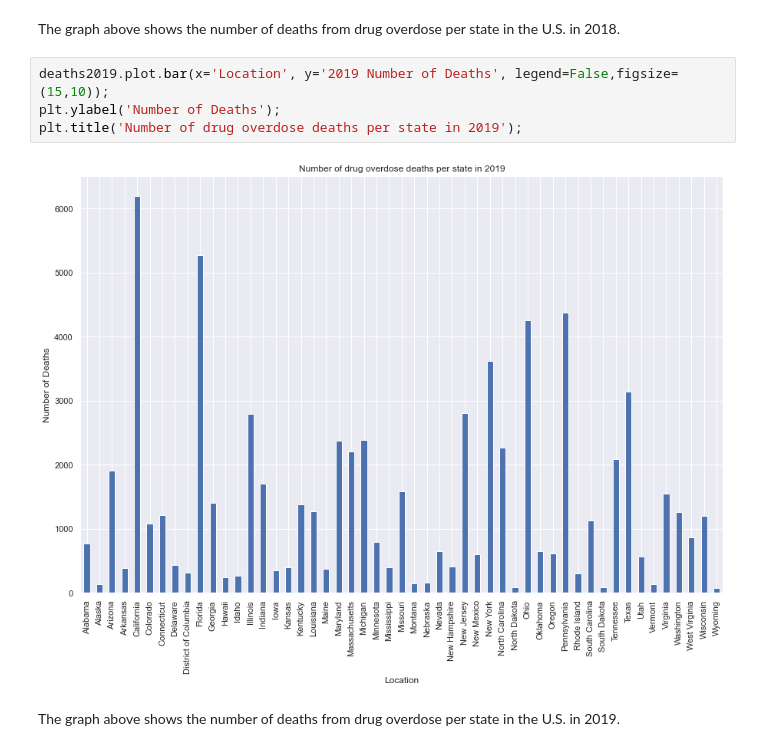
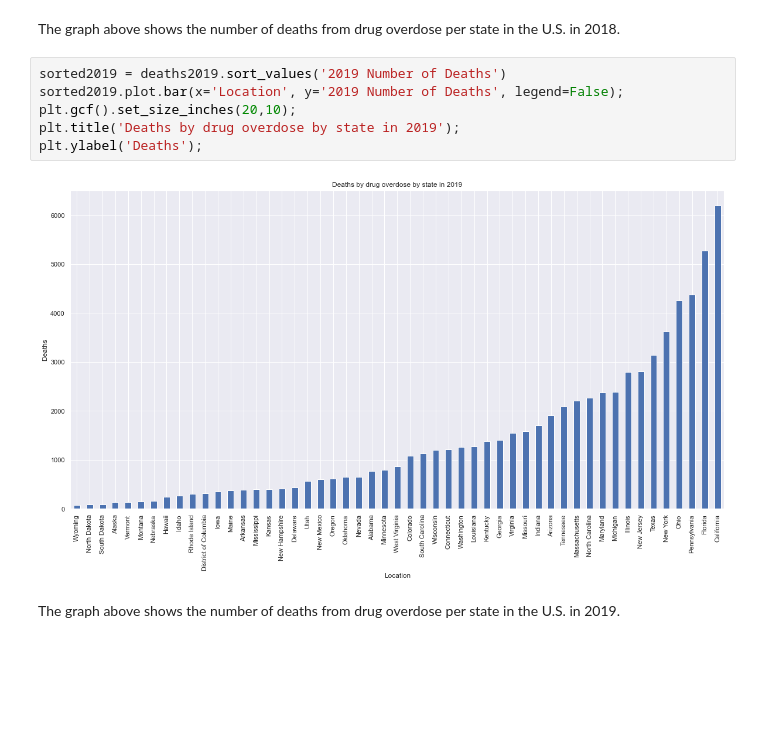
Before and after one commit to molly-rusk/DeathsbyDrugOverdoseinTheUS, a Jupyter notebook: Capstone_Notebook.ipynb, the cells around one changed output. Cells and saved outputs as stored; diff of their text form; blank space fills up the shorter version.

```diff
--- a/Capstone_Notebook.ipynb
+++ b/Capstone_Notebook.ipynb
@@ -434,11 +436,13 @@ plt.title('Number of drug overdose deaths per state in 2018');
 # %% [markdown]
 The graph above shows the number of deaths from drug overdose per state in the U.S. in 2018.
-# %%
-deaths2019.plot.bar(x='Location', y='2019 Number of Deaths', legend=False,figsize=(15,10));
-plt.ylabel('Number of Deaths');
-plt.title('Number of drug overdose deaths per state in 2019');
-# %% [output]
-[figure, removed]
+# %%
+sorted2019 = deaths2019.sort_values('2019 Number of Deaths')
+sorted2019.plot.bar(x='Location', y='2019 Number of Deaths', legend=False);
+plt.gcf().set_size_inches(20,10);
+plt.title('Deaths by drug overdose by state in 2019');
+plt.ylabel('Deaths');
+# %% [output]
+[figure, added]
 # %% [markdown]
 The graph above shows the number of deaths from drug overdose per state in the U.S. in 2019.
 # %%
```
Also changed, not shown: parts of 4 cells of this notebook.
